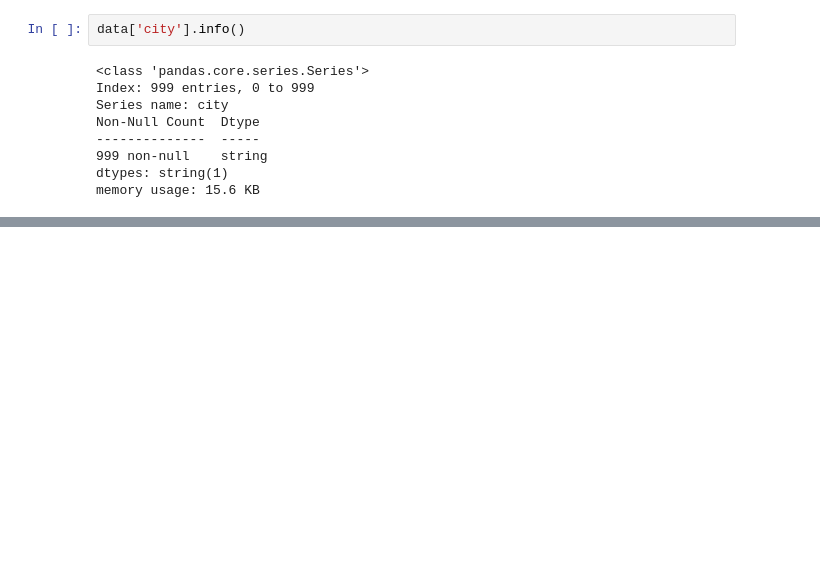
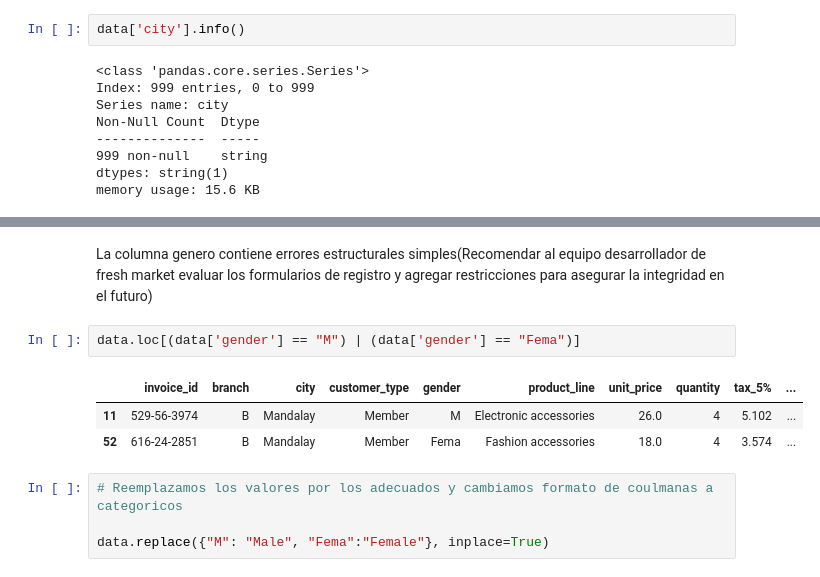
Before and after one commit to 4J-Consulting/FreshMarket-project, a Jupyter notebook: Proceso de limpieza/Verificasion y limpieza fresh-market.ipynb, the cells around one changed output, grey strips where cells are left out. Saved outputs shown, nothing was run; the diff lists cells and outputs as text; blank space fills up the shorter version.

```diff
--- a/Proceso de limpieza/Verificasion y limpieza fresh-market.ipynb
+++ b/Proceso de limpieza/Verificasion y limpieza fresh-market.ipynb
@@ -177,0 +213,12 @@ memory usage: 15.6 KB
+# %% [markdown]
+La columna genero contiene errores estructurales simples(Recomendar al equipo desarrollador de fresh market evaluar los formularios de registro y agregar restricciones para asegurar la integridad en el futuro)
+# %%
+data.loc[(data['gender'] == "M") | (data['gender'] == "Fema")]
+# %% [output]
+|  | invoice_id | branch | city | customer_type | gender | product_line | unit_price | quantity | tax_5% | ... |
+| 11 | 529-56-3974 | B | Mandalay | Member | M | Electronic accessories | 26.0 | 4 | 5.102 | ... |
+| 52 | 616-24-2851 | B | Mandalay | Member | Fema | Fashion accessories | 18.0 | 4 | 3.574 | ... |
+# %%
+# Reemplazamos los valores por los adecuados y cambiamos formato de coulmanas a categoricos
+
+data.replace({"M": "Male", "Fema":"Female"}, inplace=True)
```
Also changed, not shown: parts of 13 cells of this notebook.
